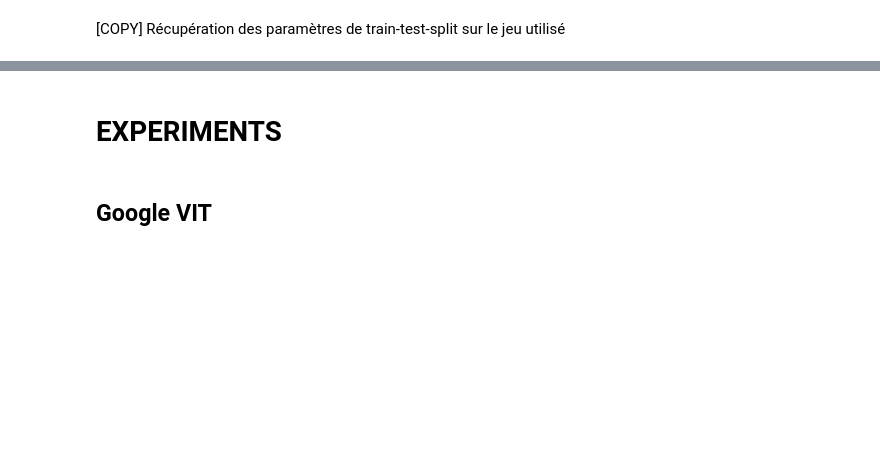
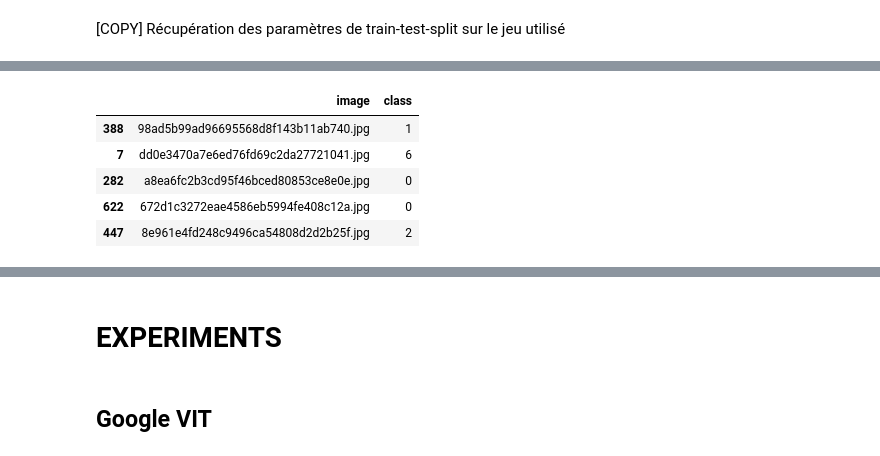
Before and after one commit to Hedredo/oc_p9, a Jupyter notebook: notebook-torch/experiment.ipynb, the cells around one changed output, grey strips where cells are left out. Drawn from its saved outputs; the diff is of its cells as text; code cells hidden in the pictures; blank space fills up the shorter version.

```diff
--- a/notebook-torch/experiment.ipynb
+++ b/notebook-torch/experiment.ipynb
@@ -128 +106,10 @@ train.head(5)
+# %%
+val.head(5)
+# %% [output]
+|  | image | class |
+| 388 | 98ad5b99ad96695568d8f143b11ab740.jpg | 1 |
+| 7 | dd0e3470a7e6ed76fd69c2da27721041.jpg | 6 |
+| 282 | a8ea6fc2b3cd95f46bced80853ce8e0e.jpg | 0 |
+| 622 | 672d1c3272eae4586eb5994fe408c12a.jpg | 0 |
+| 447 | 8e961e4fd248c9496ca54808d2d2b25f.jpg | 2 |
 # %%
```
Also changed, not shown: parts of 21 cells of this notebook, 2 other files.
